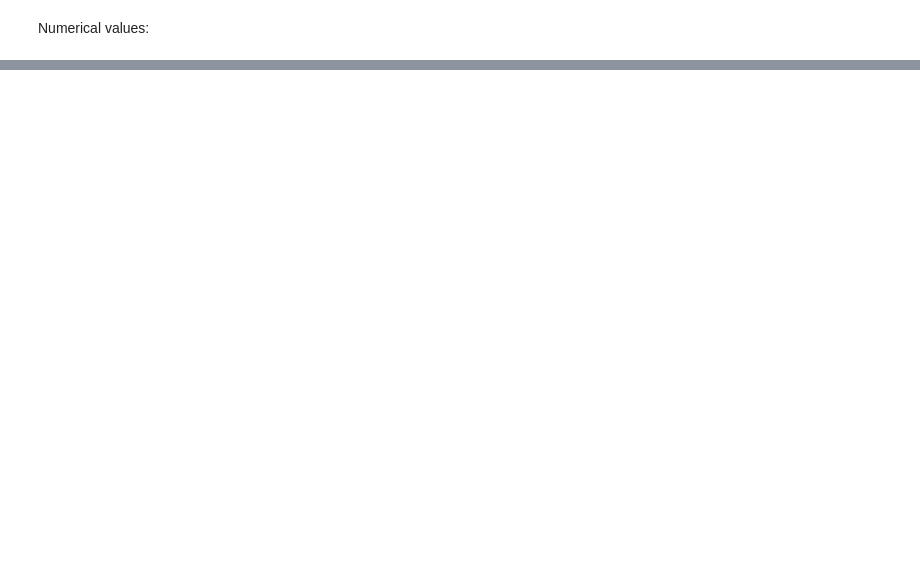
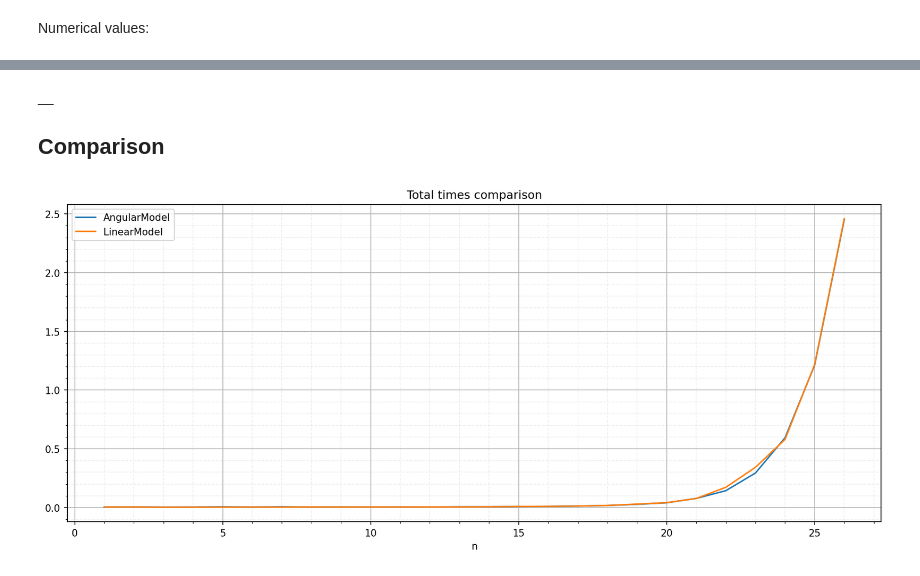
Before and after one commit to Davidelanz/quantum-robot, a Jupyter notebook: notebooks/computation_speed.ipynb, the cells around one changed output, grey strips where cells are left out. Drawn from its saved outputs; the diff is of its cells as text; code cells hidden in the pictures; blank space fills up the shorter version.

```diff
--- a/notebooks/computation_speed.ipynb
+++ b/notebooks/computation_speed.ipynb
@@ -107,0 +158,13 @@ df
+# %%
+from qrobot.models import LinearModel
+max_n = 26
+# %%
+table = list()
+
+for n in range(1,max_n+1):
+    print(f"Testing n={n}", end="\r")
+    table.append(test_model(LinearModel, n))
+print("             ")
+
+
+df_linear = pd.DataFrame(table, columns=["n","Initialization", "Encode", "Decode",  "Total", "Total STD"])
@@ -107,0 +198,18 @@ df
+# %% [markdown]
+__
+## Comparison
+# %%
+fig = plt.figure(figsize=(15,6), dpi=150)
+
+df_angular.plot(x ='n', y=[4], kind = 'line', ax = plt.gca())
+df_linear.plot(x ='n', y=[4], kind = 'line', ax = plt.gca())
+plt.legend(["AngularModel","LinearModel"])
+plt.title("Total times comparison")
+
+plt.grid(b=True, which='major', linestyle='-')
+plt.grid(b=True, which='minor', linestyle='--', alpha=0.2)
+plt.minorticks_on()
+
+plt.show()
+# %% [output]
+[figure, added]
```
Also changed, not shown: parts of 19 cells of this notebook, 14 other files.
